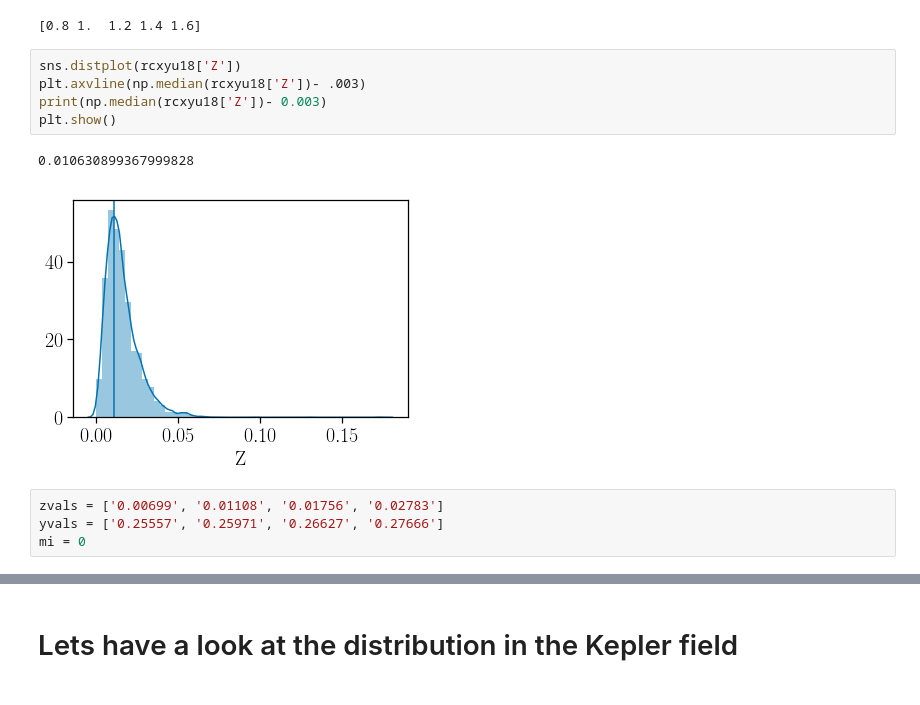
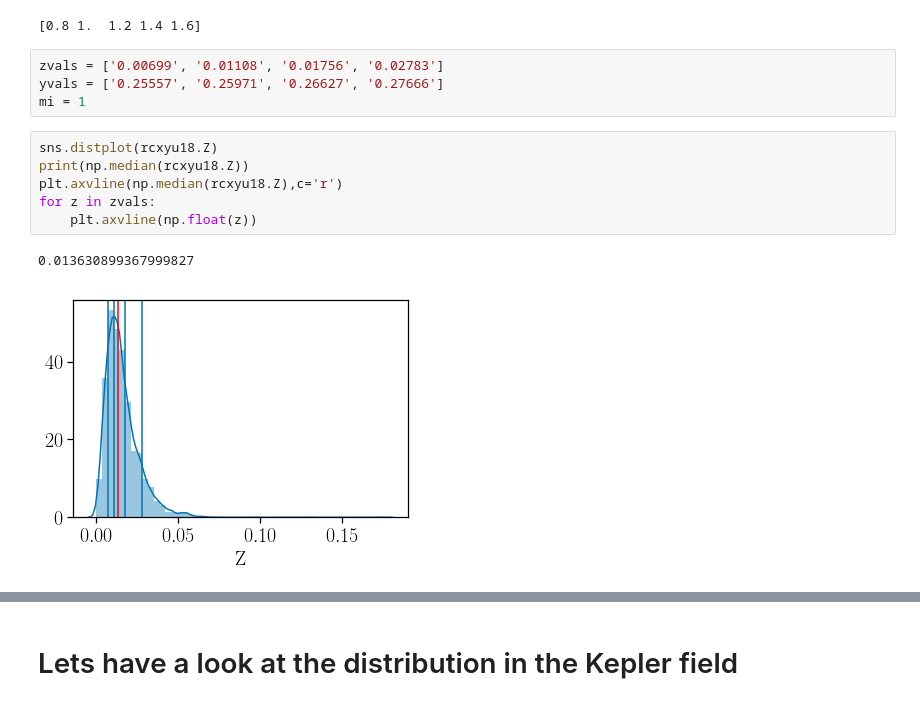
Before and after one commit to ojhall94/GAIA, a Jupyter notebook: build_data.ipynb, the cells around one changed output, grey strips where cells are left out. Cells and saved outputs as stored; diff of their text form.

```diff
--- a/build_data.ipynb
+++ b/build_data.ipynb
@@ -401,15 +395,16 @@ masses = np.arange(0.80, 1.80, 0.20)
 print(masses)
 # %% [output]
 [0.8 1.  1.2 1.4 1.6]
+# %%
+zvals = ['0.00699', '0.01108', '0.01756', '0.02783']
+yvals = ['0.25557', '0.25971', '0.26627', '0.27666']
+mi = 1
 # %%
-sns.distplot(rcxyu18['Z'])
-plt.axvline(np.median(rcxyu18['Z'])- .003)
-print(np.median(rcxyu18['Z'])- 0.003)
-plt.show()
+sns.distplot(rcxyu18.Z)
+print(np.median(rcxyu18.Z))
+plt.axvline(np.median(rcxyu18.Z),c='r')
+for z in zvals:
+    plt.axvline(np.float(z))
 # %% [output]
-0.010630899367999828
+0.013630899367999827
-[figure, old version]
+[figure, new version]
-# %%
-zvals = ['0.00699', '0.01108', '0.01756', '0.02783']
-yvals = ['0.25557', '0.25971', '0.26627', '0.27666']
-mi = 0
```
Also changed, not shown: parts of 9 cells of this notebook, 2 other files.
